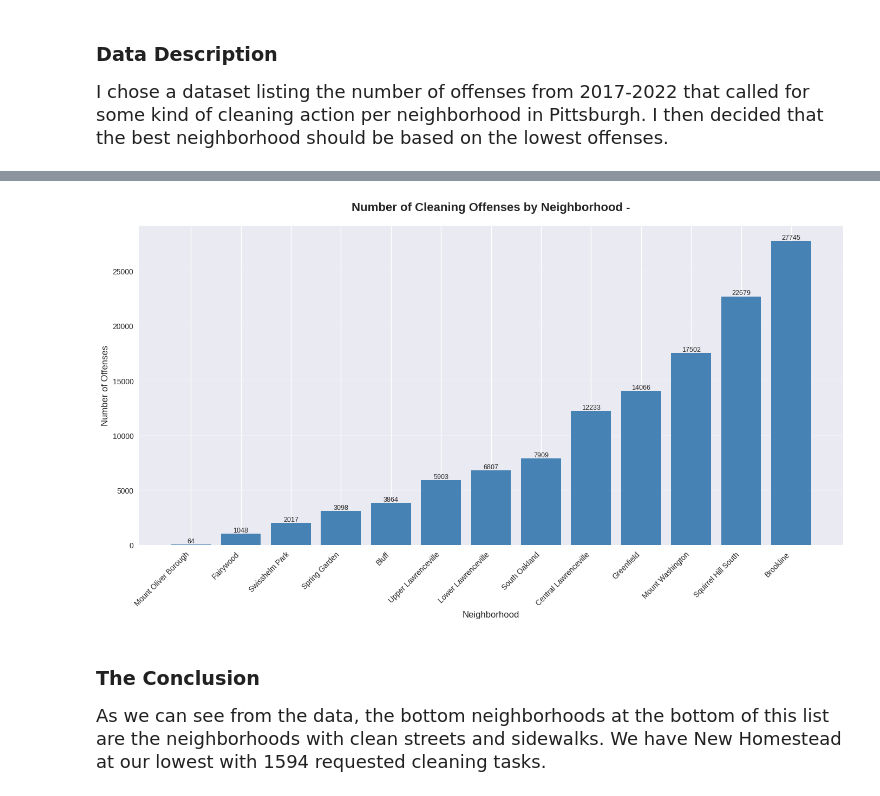
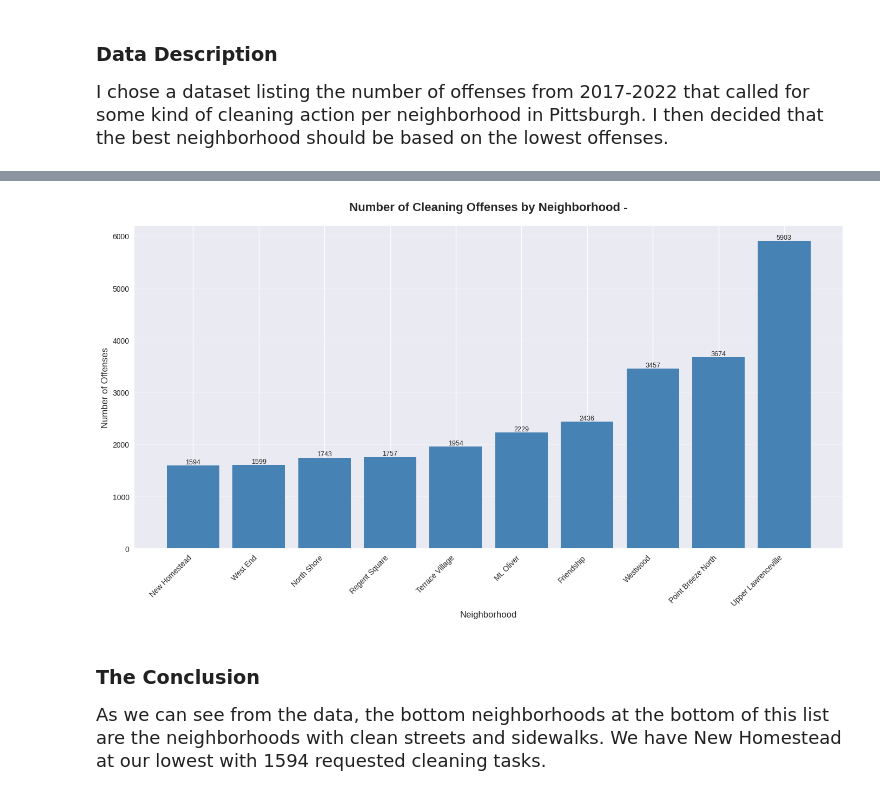
Before and after one commit to MasonKaing/best-neighborhood, a Jupyter notebook: BestNeighborhood.ipynb, the cells around one changed output, grey strips where cells are left out. Drawn from its saved outputs; the diff is of its cells as text; code cells hidden in the pictures.

Commit message:
Fixed bar graphs

```diff
--- a/BestNeighborhood.ipynb
+++ b/BestNeighborhood.ipynb
@@ -54,42 +56,42 @@ plt.style.use('seaborn-v0_8')
 
 data = {
     'Neighborhood': [
-        'Mount Oliver Borough', 'Fairywood', 'Swisshelm Park', 'Spring Garden', 'Bluff', 'Upper Lawrenceville','Lower Lawrenceville', 'South Oakland', 'Central Lawrenceville',
-        'Greenfield', 'Mount Washington', 'Squirrel Hill South', 'Brookline'
+        'New Homestead', 'West End', 'North Shore', 'Regent Square', 'Terrace Village', 'Mt. Oliver', 'Friendship', 'Westwood', 'Point Breeze North',
+        'Upper Lawrenceville'
     ],
-    'Count': [64, 1048, 2017, 3098, 3864, 5903, 6807, 7909, 12233, 14066, 17502, 22679, 27745]
+    'Count': [1594, 1599, 1743, 1757, 1954, 2229, 2436, 3457, 3674, 5903]
 }
 
 
 df = pd.DataFrame(data)
 
 df_sorted = df.sort_values('Count', ascending=True)
 
 plt.figure(figsize=(14, 8))
 
 bars = plt.bar(df_sorted['Neighborhood'], df_sorted['Count'],
                color='steelblue')
 
 for bar in bars:
     height = bar.get_height()
     plt.text(bar.get_x() + bar.get_width()/2., height + 0.5,
              f'{int(height)}', ha='center', va='bottom', fontsize=9)
 
 plt.title('Number of Cleaning Offenses by Neighborhood -', fontsize=16, fontweight='bold', pad=20)
 plt.xlabel('Neighborhood', fontsize=12)
 plt.ylabel('Number of Offenses', fontsize=12)
 
 plt.xticks(rotation=45, ha='right')
 
 
 plt.grid(axis='y', alpha=0.3)
 
 plt.tight_layout()
 
 
 plt.show()
 # %% [output]
-[figure, old version]
+[figure, new version]
 # %% [markdown]
 ### The Conclusion
 <font size="4">As we can see from the data, the bottom neighborhoods at the bottom of this list are the neighborhoods with clean streets and sidewalks. We have New Homestead at our lowest with 1594 requested cleaning tasks.</font>
```
Also changed, not shown: parts of 2 cells of this notebook.
